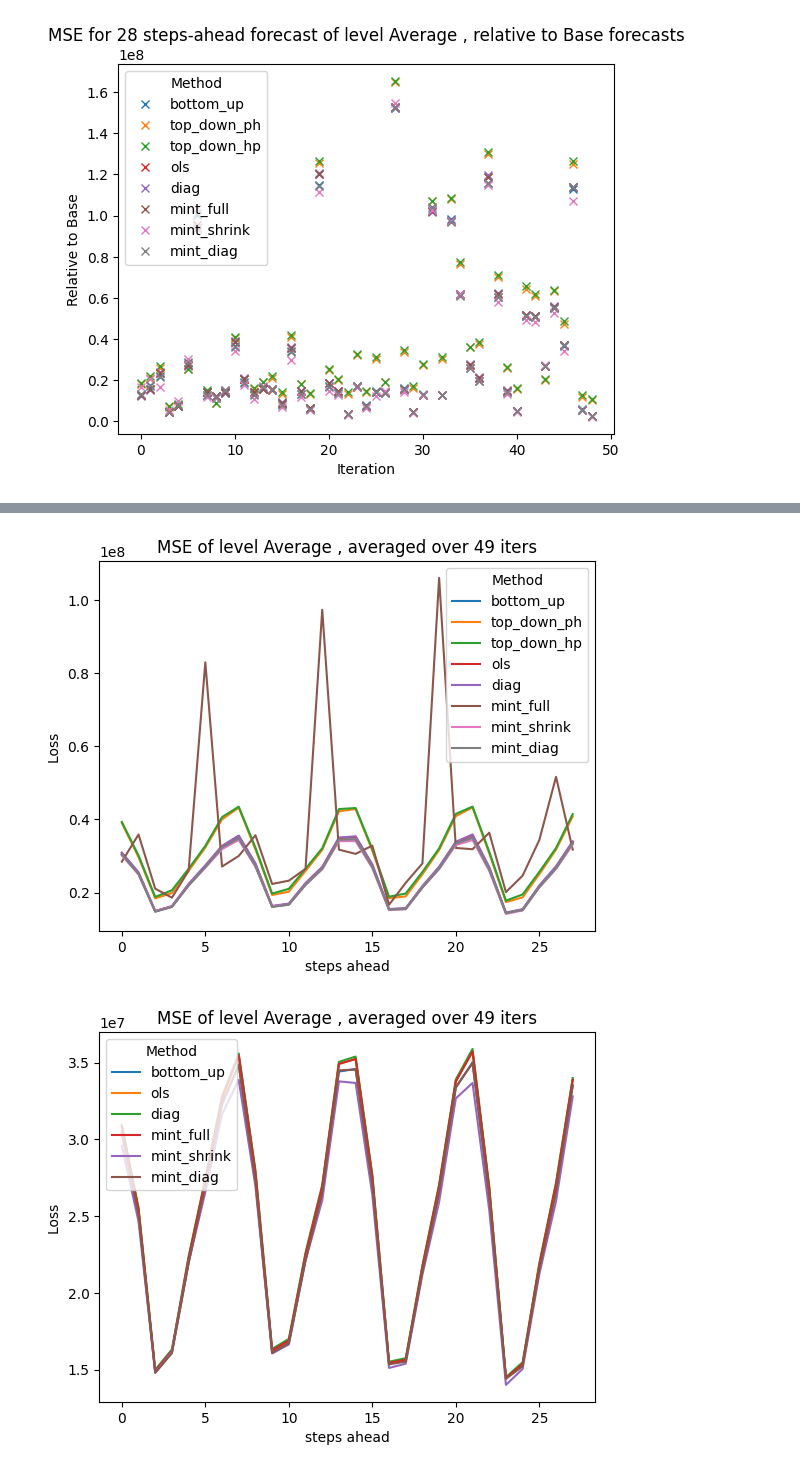
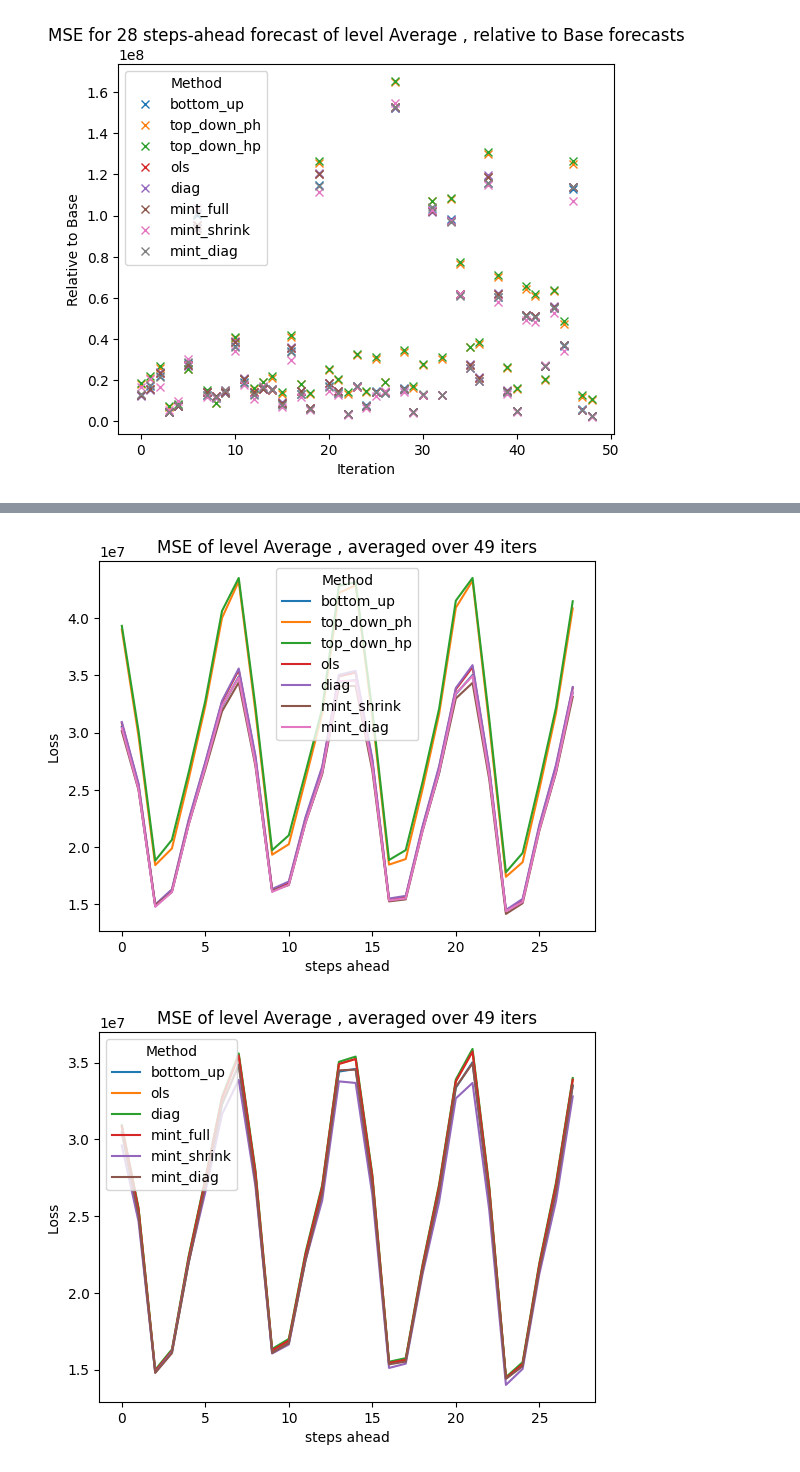
Before and after one commit to skoMarat/Hierarchical-Forecasting, a Jupyter notebook: spatial_notebook.ipynb, the cells around one changed output, grey strips where cells are left out. Drawn from its saved outputs; the diff is of its cells as text; code cells hidden in the pictures.

```diff
--- a/spatial_notebook.ipynb
+++ b/spatial_notebook.ipynb
@@ -404,7 +404,7 @@ dOutputs=dOutputs_default
 relative='Base'
 level='Average'
 iters=int(dOutputs['bottom_up']['mYhat'].shape[1]/28)
-metric="MWvarSE"
+metric="MSE"
 
 lMethods=list(dOutputs.keys())
 # lMethods.remove('top_down_ph')
@@ -503,34 +503,35 @@ dOutputs=dOutputs_default
 
 level='Average'
 iters=int(dOutputs['bottom_up']['mYhat'].shape[1]/28)
 metric='MSE'
 
 lMethods=list(dOutputs.keys())
+lMethods.remove('mint_full')
 # lMethods.remove('top_down_ph')
 # lMethods.remove('top_down_hp')
 
 plt.figure()
 for method in lMethods:
     vValues = np.zeros(28)
 
     for h in range(1, 29):
         df = getCVResults(h=h, dOutputs=dOutputs , metric=metric, slices=slices,
                           iters=None,
                           rolling=False, relative=False)[method]
         vValues[h-1] = df[df.index == level].item()
 
     plt.plot(np.arange(28), vValues, label=method)
 
 plt.legend(title="Method")
 plt.xlabel("steps ahead")
 plt.ylabel(f"Loss ")
 plt.title(f"{metric} of level {level} , averaged over {iters} iters")
 
 
 # Show the plot
 plt.show()
 # %% [output]
-[figure, old version]
+[figure, new version]
 # %%
 dOutputs=dOutputs_default
 
```
Also changed, not shown: parts of 6 cells of this notebook, 2 other files.
